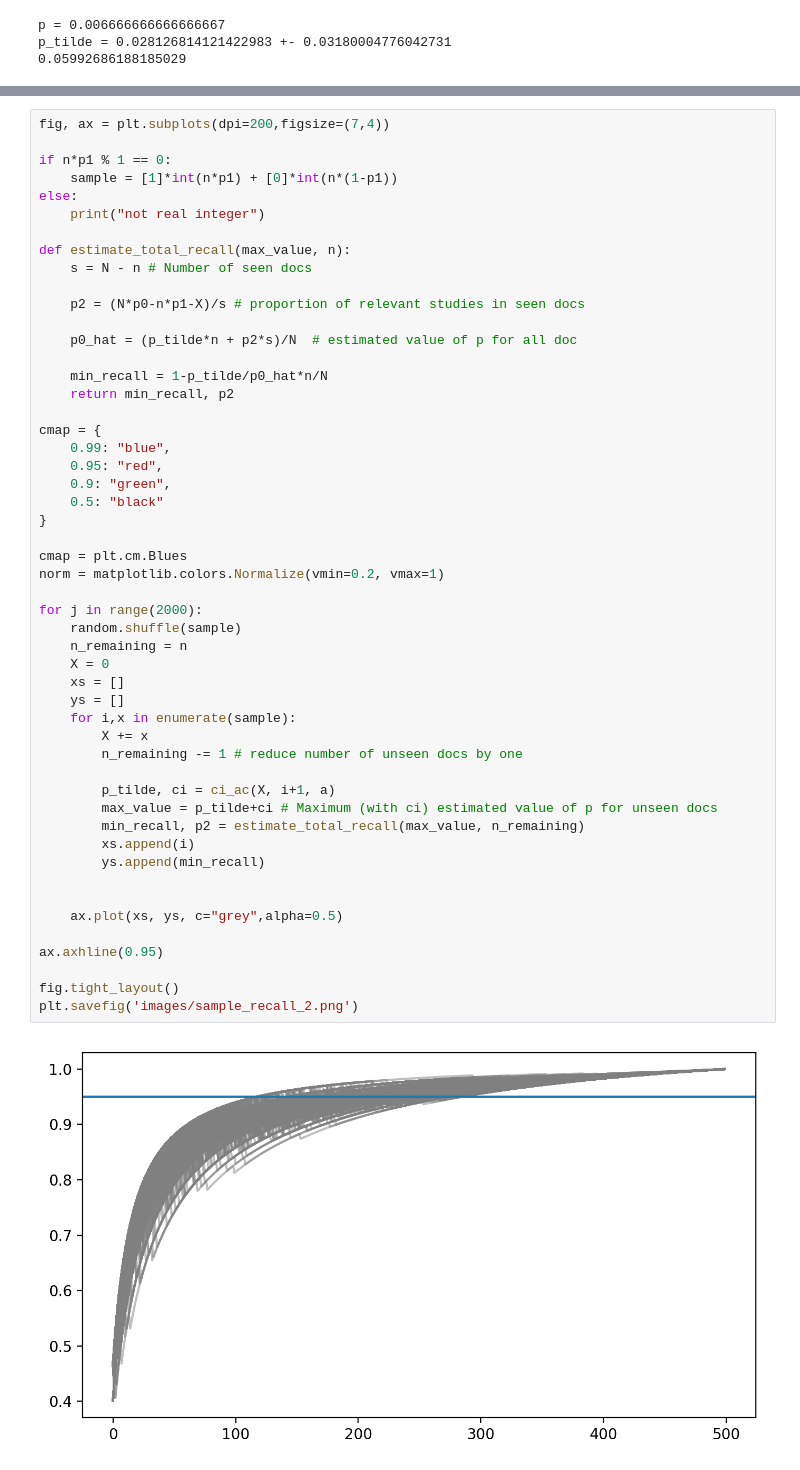
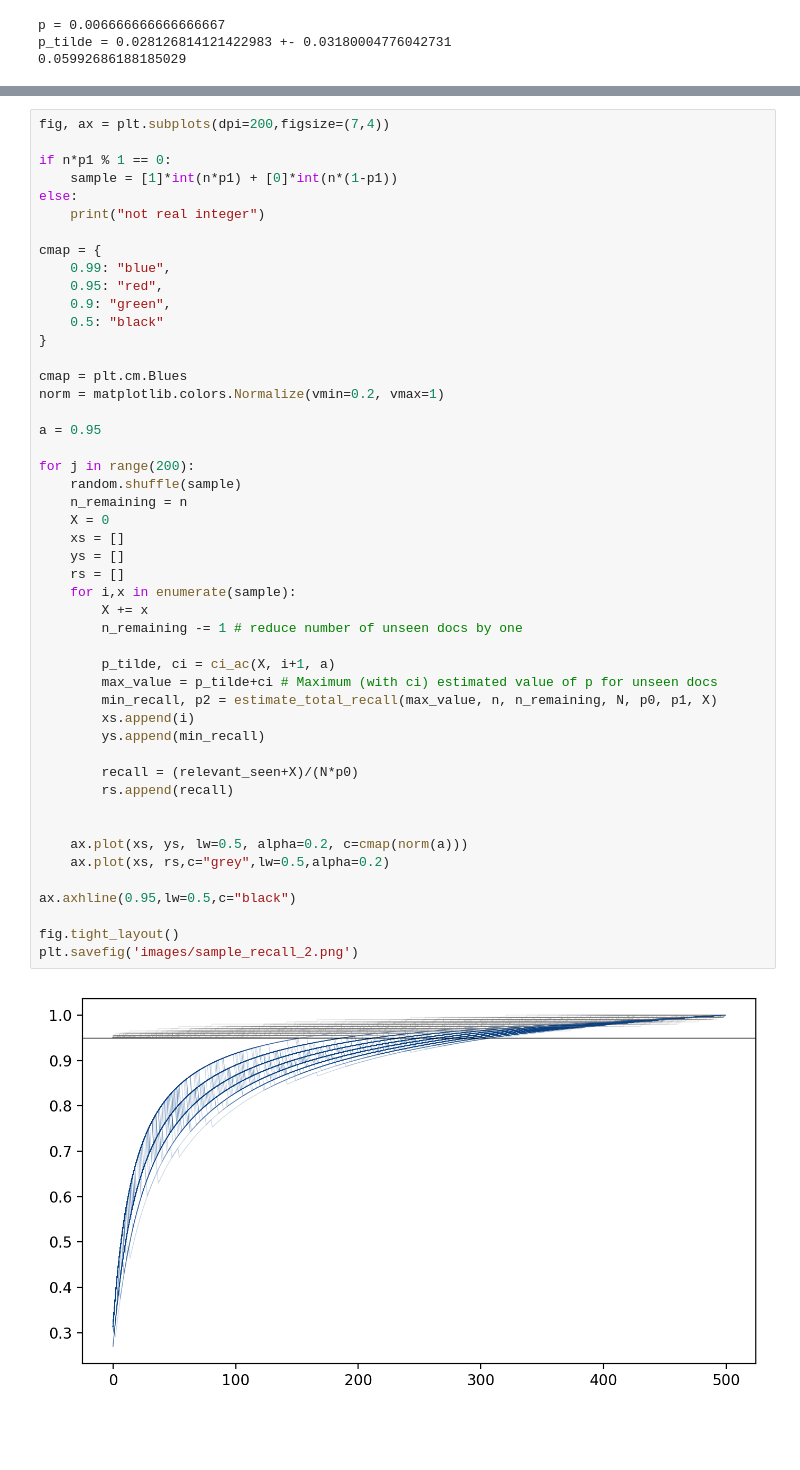
Before and after one commit to mcallaghan/rapid-screening, a Jupyter notebook: recall_calculation.ipynb, the cells around one changed output, grey strips where cells are left out. Cells and saved outputs as stored; diff of their text form; blank space fills up the shorter version.

```diff
--- a/recall_calculation.ipynb
+++ b/recall_calculation.ipynb
@@ -320,49 +355,46 @@ if n*p1 % 1 == 0:
     sample = [1]*int(n*p1) + [0]*int(n*(1-p1))
 else:
     print("not real integer")
-
-def estimate_total_recall(max_value, n):
-    s = N - n # Number of seen docs
-
-    p2 = (N*p0-n*p1-X)/s # proportion of relevant studies in seen docs
-
-    p0_hat = (p_tilde*n + p2*s)/N  # estimated value of p for all doc
-
-    min_recall = 1-p_tilde/p0_hat*n/N
-    return min_recall, p2
 
 cmap = {
     0.99: "blue",
     0.95: "red",
     0.9: "green",
     0.5: "black"
 }
 
 cmap = plt.cm.Blues
 norm = matplotlib.colors.Normalize(vmin=0.2, vmax=1)
 
-for j in range(2000):
+a = 0.95
+
+for j in range(200):
     random.shuffle(sample)
     n_remaining = n
     X = 0
     xs = []
     ys = []
+    rs = []
     for i,x in enumerate(sample):
         X += x
         n_remaining -= 1 # reduce number of unseen docs by one
 
         p_tilde, ci = ci_ac(X, i+1, a)
         max_value = p_tilde+ci # Maximum (with ci) estimated value of p for unseen docs
-        min_recall, p2 = estimate_total_recall(max_value, n_remaining)
+        min_recall, p2 = estimate_total_recall(max_value, n, n_remaining, N, p0, p1, X)
         xs.append(i)
         ys.append(min_recall)
 
+        recall = (relevant_seen+X)/(N*p0)
+        rs.append(recall)
 
-    ax.plot(xs, ys, c="grey",alpha=0.5)
 
-ax.axhline(0.95)
+    ax.plot(xs, ys, lw=0.5, alpha=0.2, c=cmap(norm(a)))
+    ax.plot(xs, rs,c="grey",lw=0.5,alpha=0.2)
+
+ax.axhline(0.95,lw=0.5,c="black")
 
 fig.tight_layout()
 plt.savefig('images/sample_recall_2.png')
 # %% [output]
-[figure, old version]
+[figure, new version]
```
Also changed, not shown: parts of 20 cells of this notebook, 21 other files.
